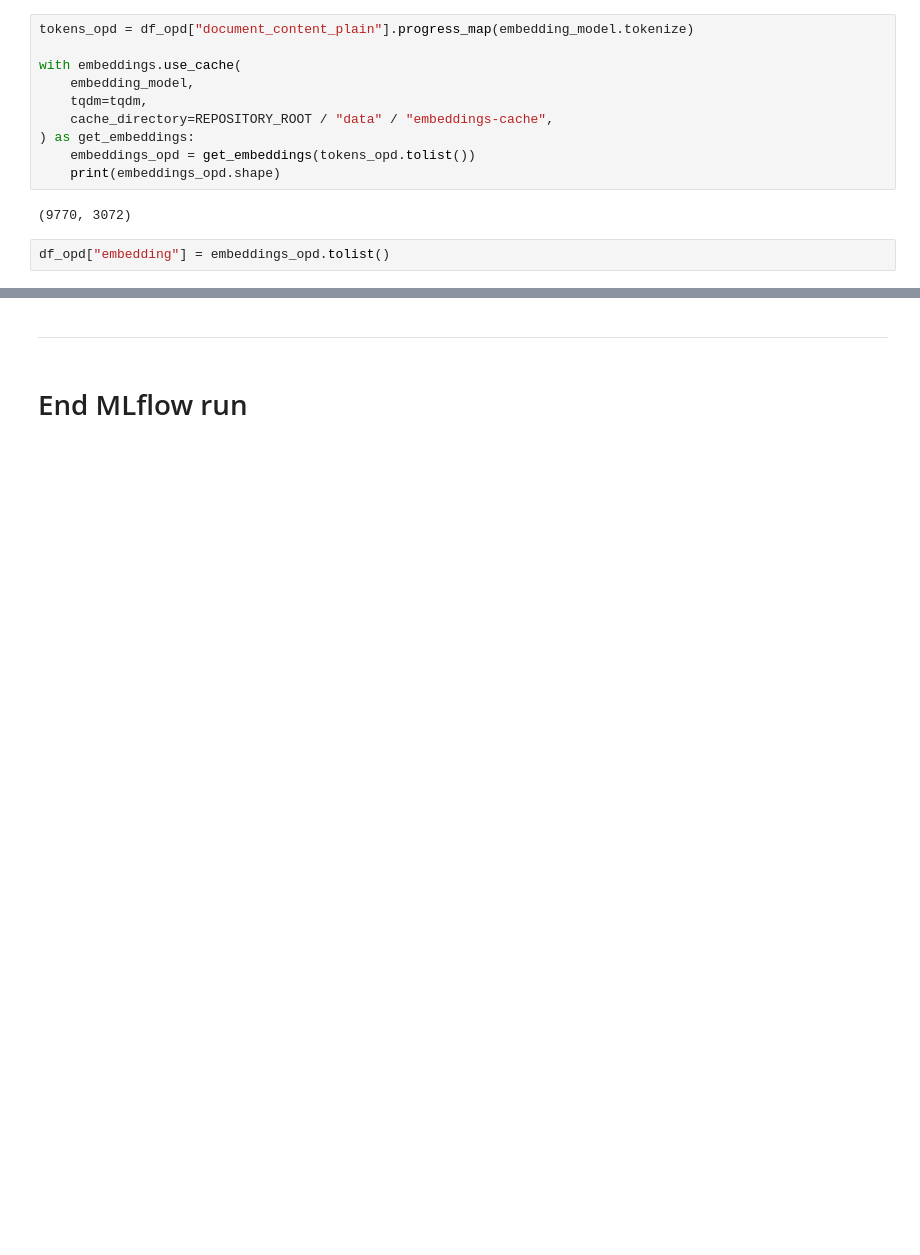
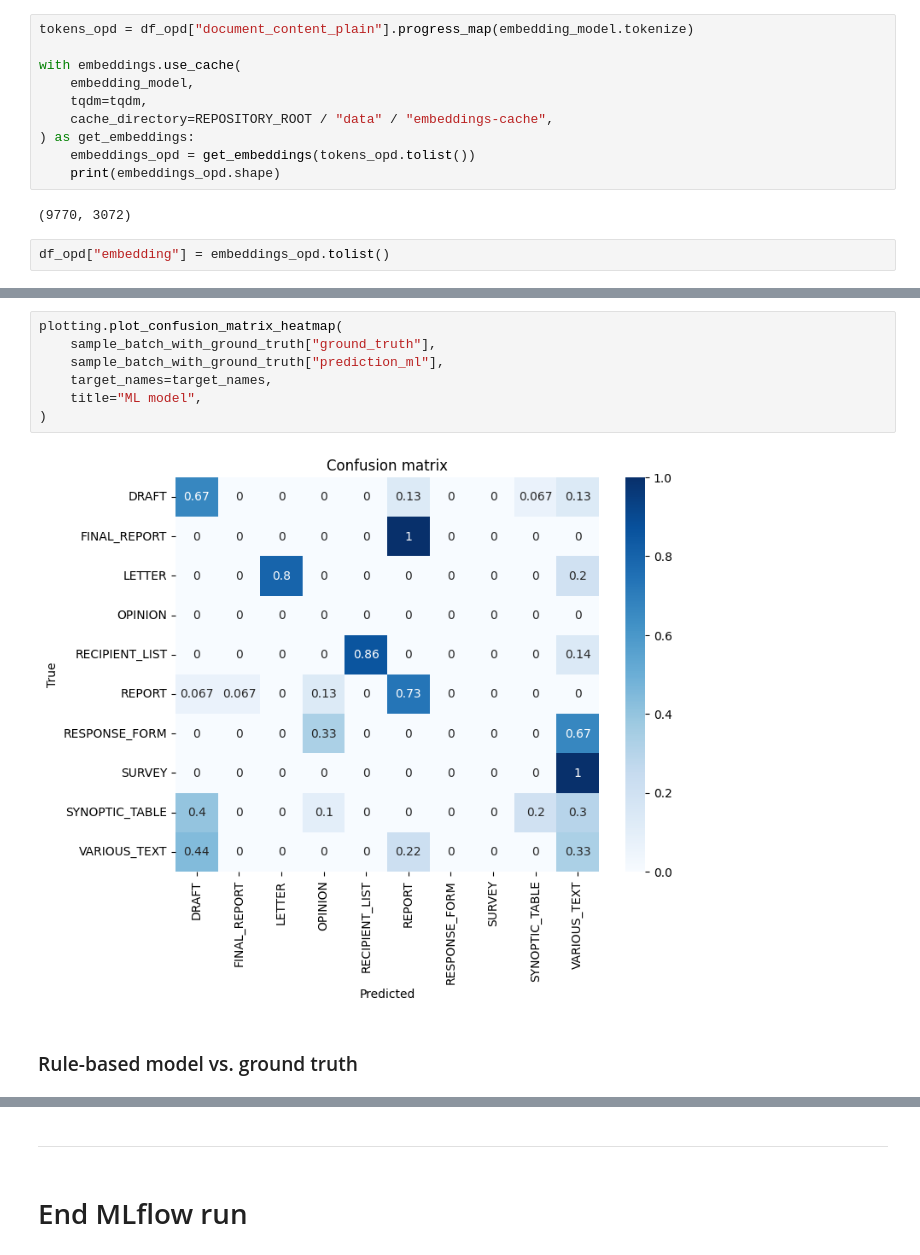
Before and after one commit to Demokratis-ch/demokratis-ml, a Jupyter notebook: research/document_types/VM_document_type_classifier.ipynb, the cells around one changed output, grey strips where cells are left out. Drawn from its saved outputs; the diff is of its cells as text; blank space fills up the shorter version.

```diff
--- a/research/document_types/VM_document_type_classifier.ipynb
+++ b/research/document_types/VM_document_type_classifier.ipynb
@@ -480,0 +527,11 @@ sample_batch.loc[sample_batch["document_id"] == 43586]  # noqa: PLR2004
+# %%
+plotting.plot_confusion_matrix_heatmap(
+    sample_batch_with_ground_truth["ground_truth"],
+    sample_batch_with_ground_truth["prediction_ml"],
+    target_names=target_names,
+    title="ML model",
+)
+# %% [output]
+[figure, added]
+# %% [markdown]
+### Rule-based model vs. ground truth
```
Also changed, not shown: parts of 16 cells of this notebook, 2 other files.
